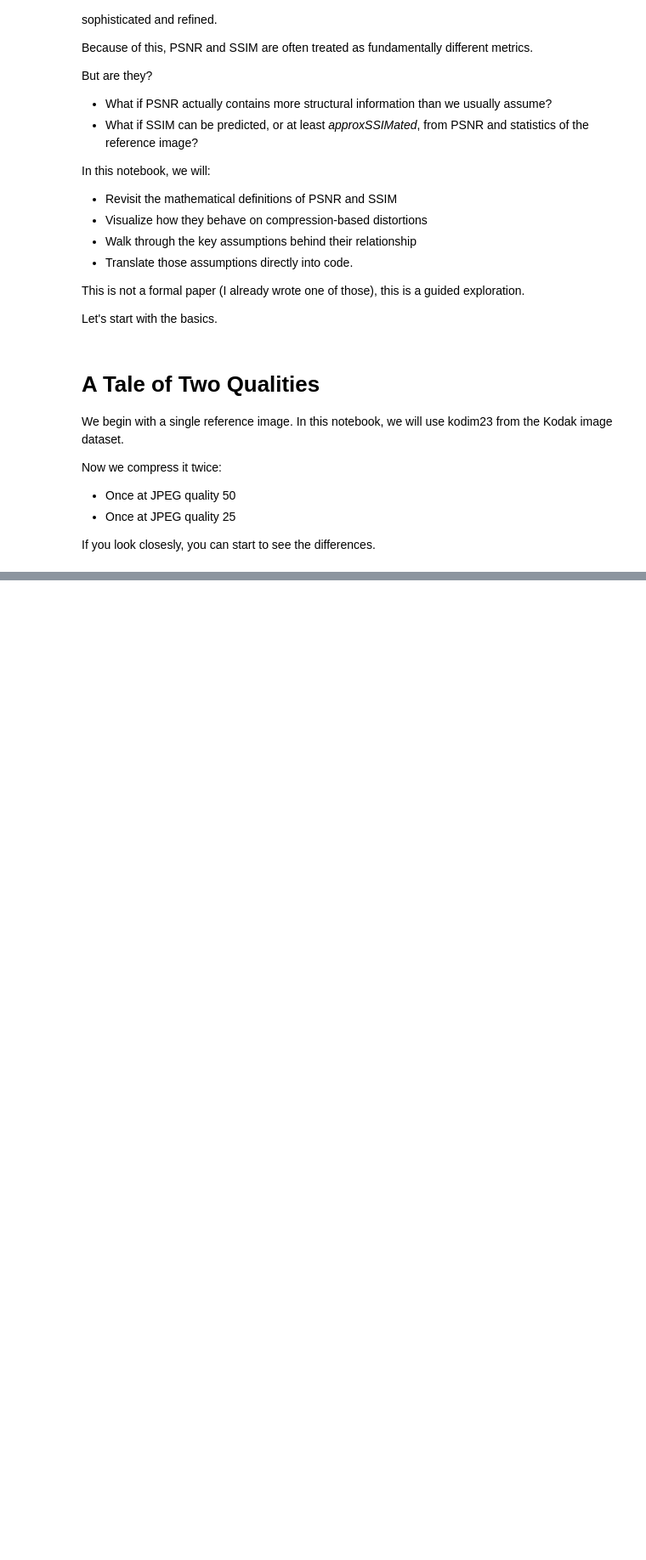
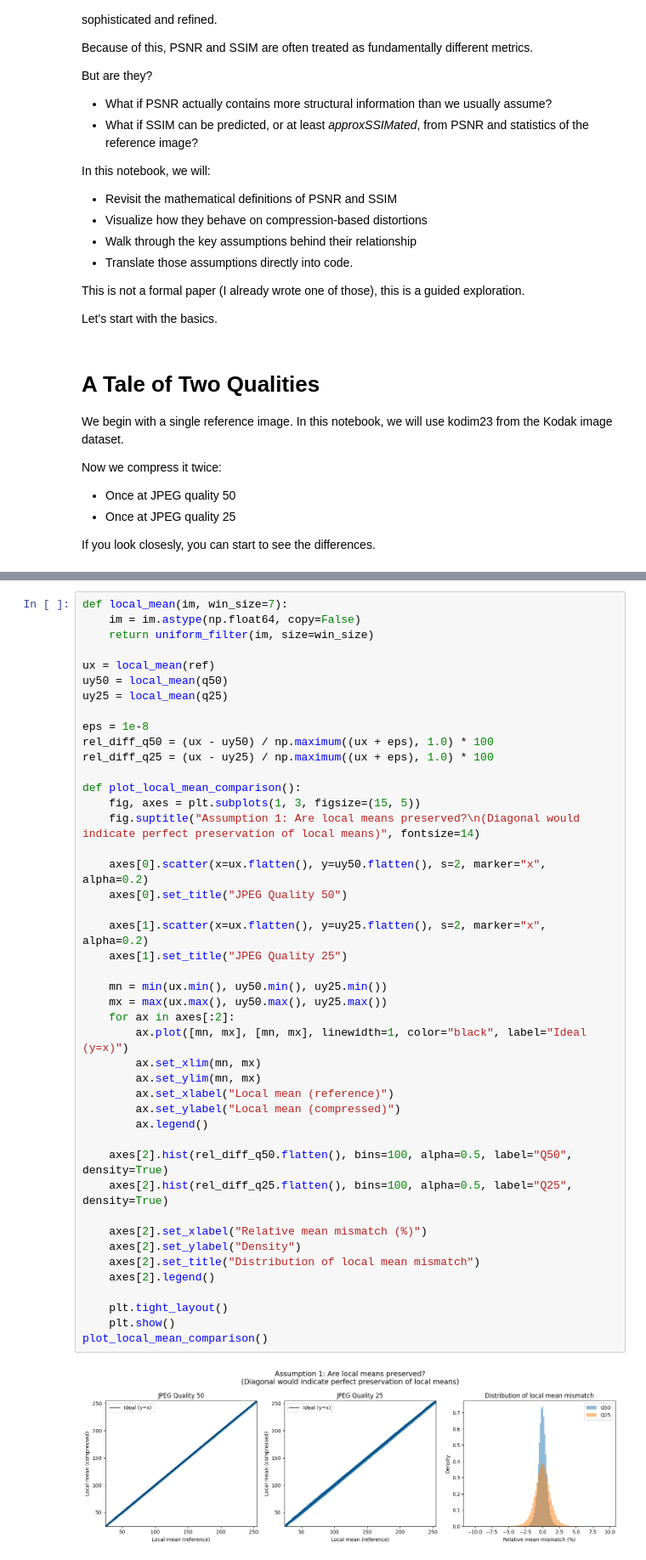
Before and after one commit to luctrudeau/approxSSIMate, a Jupyter notebook: notebooks/01_ssim_psnr_foundations.ipynb, the cells around one changed output, grey strips where cells are left out. Shown at 85% size. Drawn from its saved outputs; the diff is of its cells as text; blank space fills up the shorter version.

Commit message:
Add the assumptions from Martini's paper to the foundation notebook

```diff
--- a/notebooks/01_ssim_psnr_foundations.ipynb
+++ b/notebooks/01_ssim_psnr_foundations.ipynb
@@ -102,0 +306,46 @@ There are many ways to measure error: absolute error, squared error, perceptual
+# %%
+def local_mean(im, win_size=7):
+    im = im.astype(np.float64, copy=False)
+    return uniform_filter(im, size=win_size)
+
+ux = local_mean(ref)
+uy50 = local_mean(q50)
+uy25 = local_mean(q25)
+
+eps = 1e-8
+rel_diff_q50 = (ux - uy50) / np.maximum((ux + eps), 1.0) * 100
+rel_diff_q25 = (ux - uy25) / np.maximum((ux + eps), 1.0) * 100
+
+def plot_local_mean_comparison():
+    fig, axes = plt.subplots(1, 3, figsize=(15, 5))
+    fig.suptitle("Assumption 1: Are local means preserved?\n(Diagonal would indicate perfect preservation of local means)", fontsize=14)
+
+    axes[0].scatter(x=ux.flatten(), y=uy50.flatten(), s=2, marker="x", alpha=0.2)
+    axes[0].set_title("JPEG Quality 50")
+
+    axes[1].scatter(x=ux.flatten(), y=uy25.flatten(), s=2, marker="x", alpha=0.2)
+    axes[1].set_title("JPEG Quality 25")
+
+    mn = min(ux.min(), uy50.min(), uy25.min())
+    mx = max(ux.max(), uy50.max(), uy25.max())
+    for ax in axes[:2]:
+        ax.plot([mn, mx], [mn, mx], linewidth=1, color="black", label="Ideal (y=x)")
+        ax.set_xlim(mn, mx)
+        ax.set_ylim(mn, mx)
+        ax.set_xlabel("Local mean (reference)")
+        ax.set_ylabel("Local mean (compressed)")
+        ax.legend()
+
+    axes[2].hist(rel_diff_q50.flatten(), bins=100, alpha=0.5, label="Q50", density=True)
+    axes[2].hist(rel_diff_q25.flatten(), bins=100, alpha=0.5, label="Q25", density=True)
+
+    axes[2].set_xlabel("Relative mean mismatch (%)")
+    axes[2].set_ylabel("Density")
+    axes[2].set_title("Distribution of local mean mismatch")
+    axes[2].legend()
+
+    plt.tight_layout()
+    plt.show()
+plot_local_mean_comparison()
+# %% [output]
+[figure, added]
```
Also changed, not shown: parts of 13 cells of this notebook.
